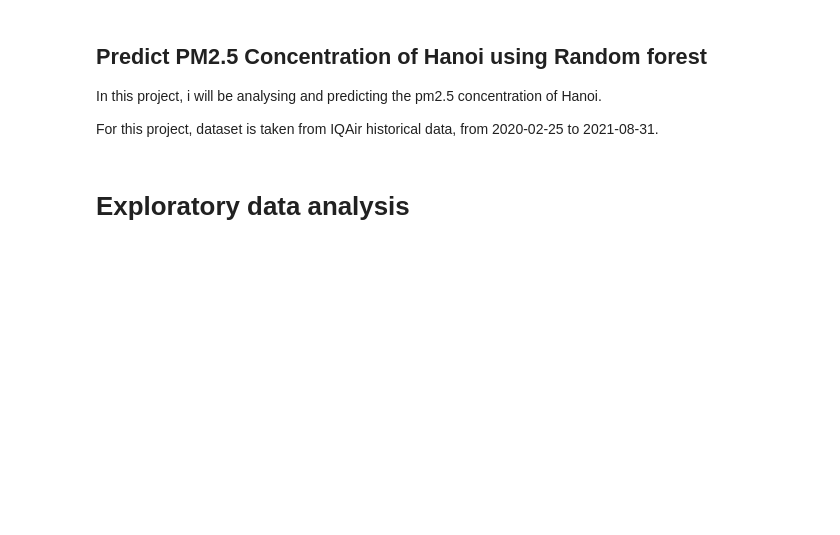
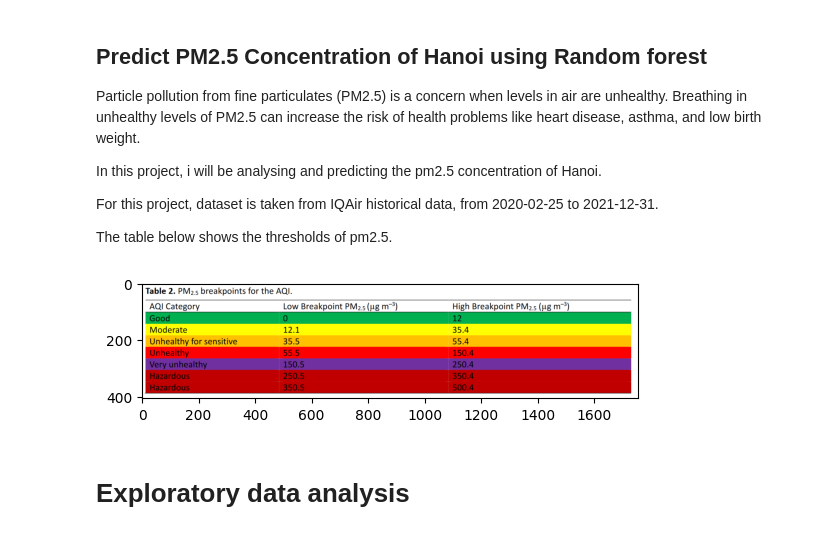
Before and after one commit to sandn0/practical_work, a Jupyter notebook: pm_prediction.ipynb, the cells around one changed output. Cells and saved outputs as stored; diff of their text form; code cells hidden in the pictures; blank space fills up the shorter version.

```diff
--- a/pm_prediction.ipynb
+++ b/pm_prediction.ipynb
@@ -1,9 +1,22 @@
 # %% [markdown]
 ## **Predict PM2.5 Concentration of Hanoi using Random forest**
 
+Particle pollution from fine particulates (PM2.5) is a concern when levels in air are unhealthy. Breathing in unhealthy levels of PM2.5 can increase the risk of health problems like heart disease, asthma, and low birth weight.
+
 In this project, i will be analysing and predicting the pm2.5 concentration of Hanoi.
 
-For this project, dataset is taken from IQAir historical data, from 2020-02-25 to 2021-08-31.
+For this project, dataset is taken from IQAir historical data, from 2020-02-25 to 2021-12-31.
+
+The table below shows the thresholds of pm2.5.
+# %%
+from matplotlib import pyplot as plt
+from matplotlib import image as mpimg
+
+image = mpimg.imread("PM25_Thresholds.png")
+plt.imshow(image)
+plt.show()
+# %% [output]
+[figure, added]
 # %% [markdown]
 # Exploratory data analysis
 # %%
```
Also changed, not shown: parts of 20 cells of this notebook.
